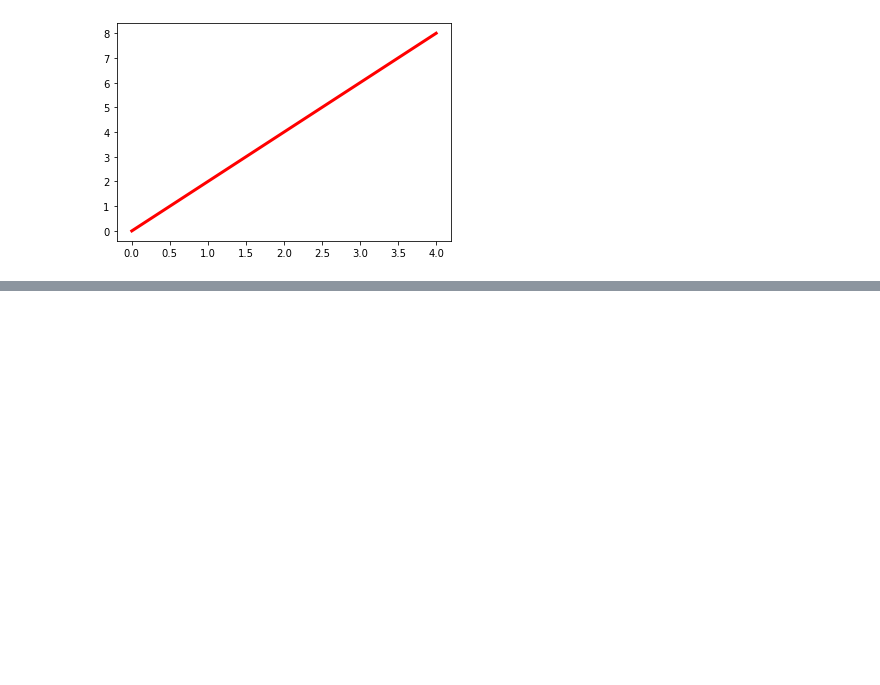
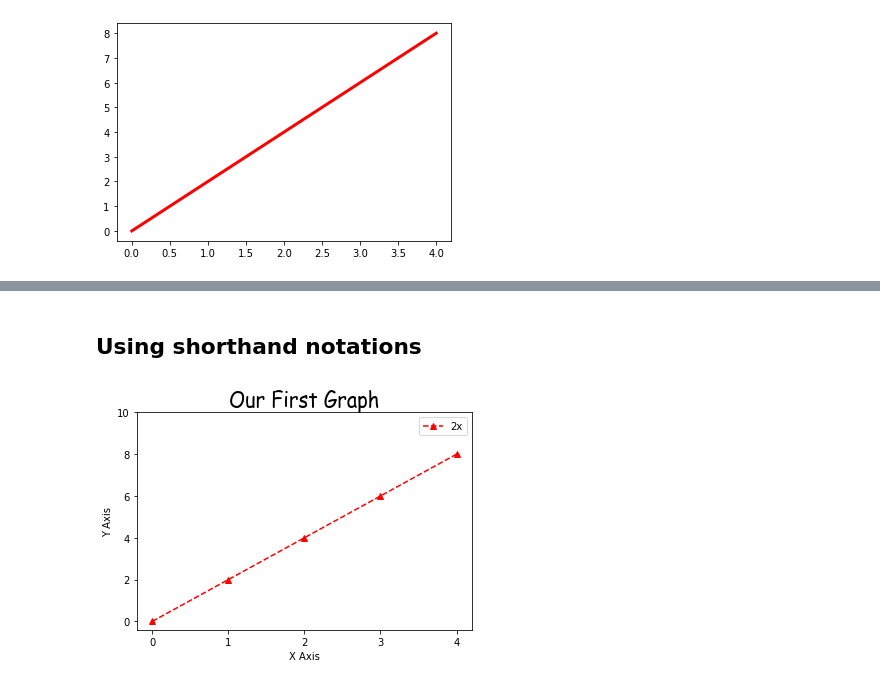
Before and after one commit to Adithya2441/AI-ML-Practice, a Jupyter notebook: AI ML WS/MatPlotLib/Matplotlib.ipynb, the cells around one changed output, grey strips where cells are left out. Drawn from its saved outputs; the diff is of its cells as text; code cells hidden in the pictures; blank space fills up the shorter version.

```diff
--- a/AI ML WS/MatPlotLib/Matplotlib.ipynb
+++ b/AI ML WS/MatPlotLib/Matplotlib.ipynb
@@ -99,0 +106,29 @@ plt.plot(x,y,color='red',linewidth=3)
+# %% [markdown]
+## Using shorthand notations
+# %%
+x = [0,1,2,3,4]
+y = [0,2,4,6,8]
+
+#the general way to do the changes is below
+#plt.plot(x,y,label='2x',color='red',linewidth=2,marker='.',linestyle='--',markersize=10,markeredgecolor='blue')
+
+#shorhand notations is done using the syntax below
+#fmt = '[color][marker][line]'
+plt.plot(x,y,'r^--',label = '2x') #its after x,y passed as a string
+
+#r is for red , ^ is the marker and -- idicates dashed line
+#refer docs for more supported notations in shorthand form
+
+plt.title("Our First Graph", fontdict={'fontname':'Comic Sans MS','fontsize':20})
+
+plt.xlabel('X Axis')
+plt.ylabel('Y Axis')
+
+plt.xticks([0,1,2,3,4])
+plt.yticks([0,2,4,6,8,10])
+
+plt.legend()
+
+plt.show()
+# %% [output]
+[figure, added]
```
Also changed, not shown: parts of 10 cells of this notebook, 1 other file.
